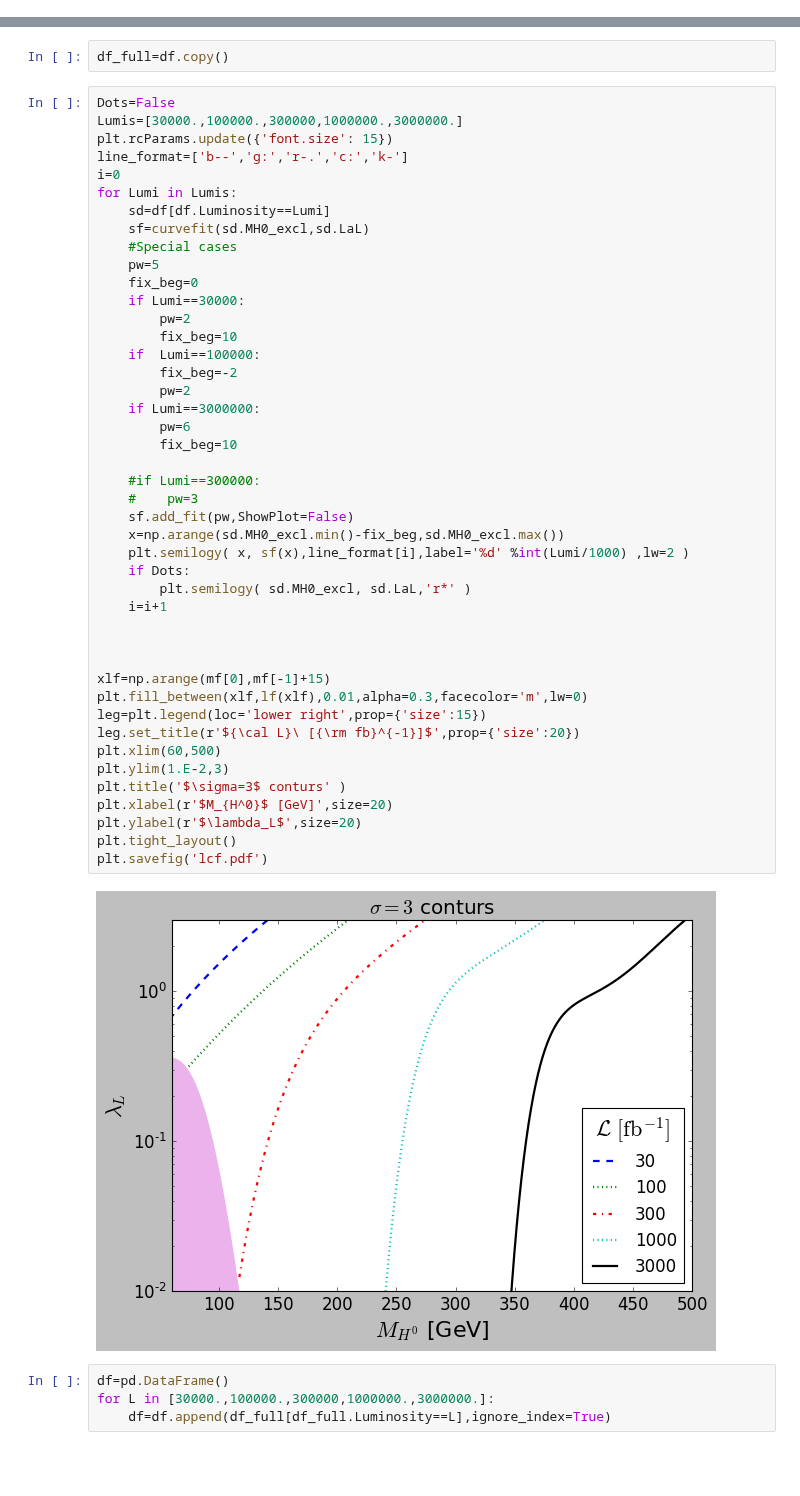
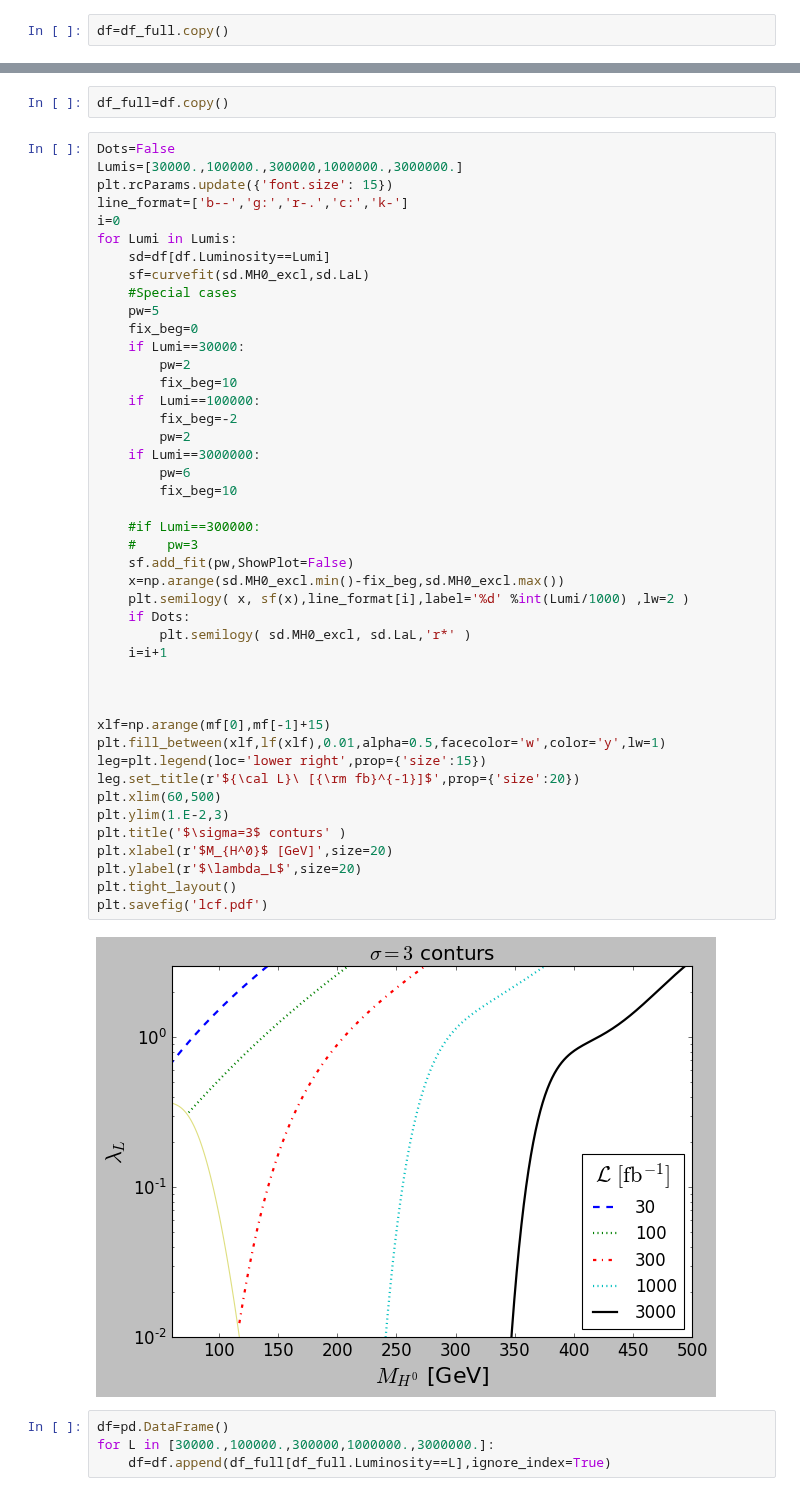
Before and after one commit to restrepo/VBF_IDM, a Jupyter notebook: Significance_countours-many_lumis.ipynb, the cells around one changed output, grey strips where cells are left out. Saved outputs shown, nothing was run; the diff lists cells and outputs as text; blank space fills up the shorter version.

```diff
--- a/Significance_countours-many_lumis.ipynb
+++ b/Significance_countours-many_lumis.ipynb
@@ -128,6 +128,8 @@ for LaL1 in np.sort(df.LaL.unique())[::-1]:
 3180.0
 # %%
 mpl.style.use('classic')
+# %%
+df=df_full.copy()
 # %%
 df=df[df.MH0_excl>0]
 plt.hexbin(df.MH0_excl,df.LaL,df.Luminosity/1000.,yscale='log',norm=LogNorm())
@@ -192,35 +194,35 @@ for Lumi in Lumis:
         fix_beg=10
     if  Lumi==100000:
         fix_beg=-2
         pw=2
     if Lumi==3000000:
         pw=6
         fix_beg=10
 
     #if Lumi==300000:
     #    pw=3
     sf.add_fit(pw,ShowPlot=False)
     x=np.arange(sd.MH0_excl.min()-fix_beg,sd.MH0_excl.max())
     plt.semilogy( x, sf(x),line_format[i],label='%d' %int(Lumi/1000) ,lw=2 )
     if Dots:
         plt.semilogy( sd.MH0_excl, sd.LaL,'r*' )
     i=i+1
 
 
 
 xlf=np.arange(mf[0],mf[-1]+15)
-plt.fill_between(xlf,lf(xlf),0.01,alpha=0.3,facecolor='m',lw=0)
+plt.fill_between(xlf,lf(xlf),0.01,alpha=0.5,facecolor='w',color='y',lw=1)
 leg=plt.legend(loc='lower right',prop={'size':15})
 leg.set_title(r'${\cal L}\ [{\rm fb}^{-1}]$',prop={'size':20})
 plt.xlim(60,500)
 plt.ylim(1.E-2,3)
 plt.title('$\sigma=3$ conturs' )
 plt.xlabel(r'$M_{H^0}$ [GeV]',size=20)
 plt.ylabel(r'$\lambda_L$',size=20)
 plt.tight_layout()
 plt.savefig('lcf.pdf')
 # %% [output]
-[figure, old version]
+[figure, new version]
 # %%
 df=pd.DataFrame()
 for L in [30000.,100000.,300000,1000000.,3000000.]:
```
Also changed, not shown: parts of 1 cell of this notebook, 1 other file.
